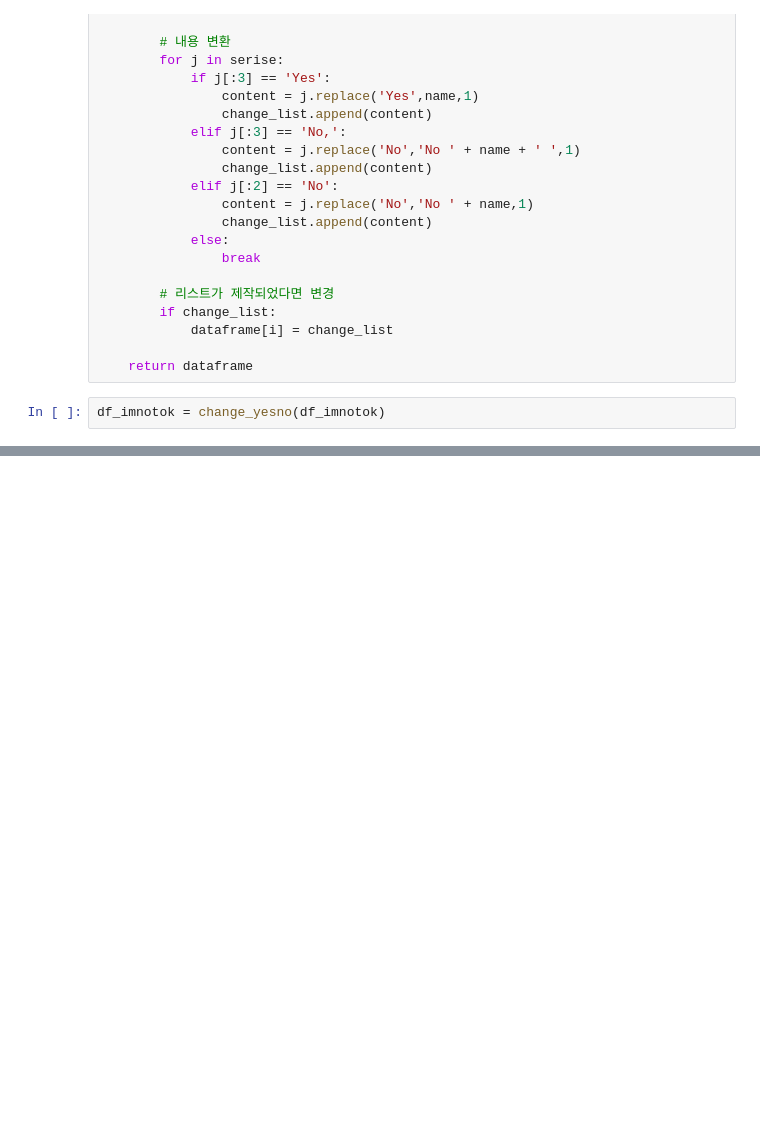
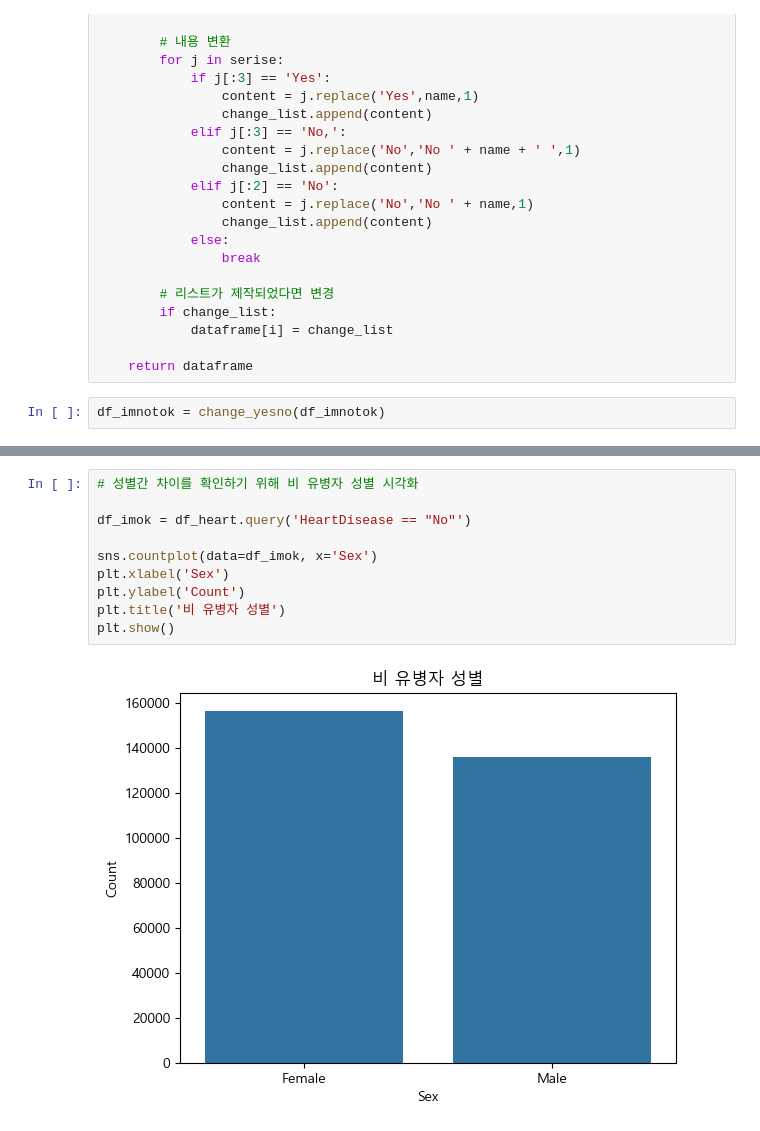
Before and after one commit to nohjuhyeon/healthcare_team, a Jupyter notebook: docs/yohan/Analysis/helth_analysis.ipynb, the cells around one changed output, grey strips where cells are left out. Cells and saved outputs as stored; diff of their text form; blank space fills up the shorter version.

```diff
--- a/docs/yohan/Analysis/helth_analysis.ipynb
+++ b/docs/yohan/Analysis/helth_analysis.ipynb
@@ -249,0 +263,12 @@ plt.show()
+# %%
+# 성별간 차이를 확인하기 위해 비 유병자 성별 시각화
+
+df_imok = df_heart.query('HeartDisease == "No"')
+
+sns.countplot(data=df_imok, x='Sex')
+plt.xlabel('Sex')
+plt.ylabel('Count')
+plt.title('비 유병자 성별')
+plt.show()
+# %% [output]
+[figure, added]
```
Also changed, not shown: parts of 26 cells of this notebook.
